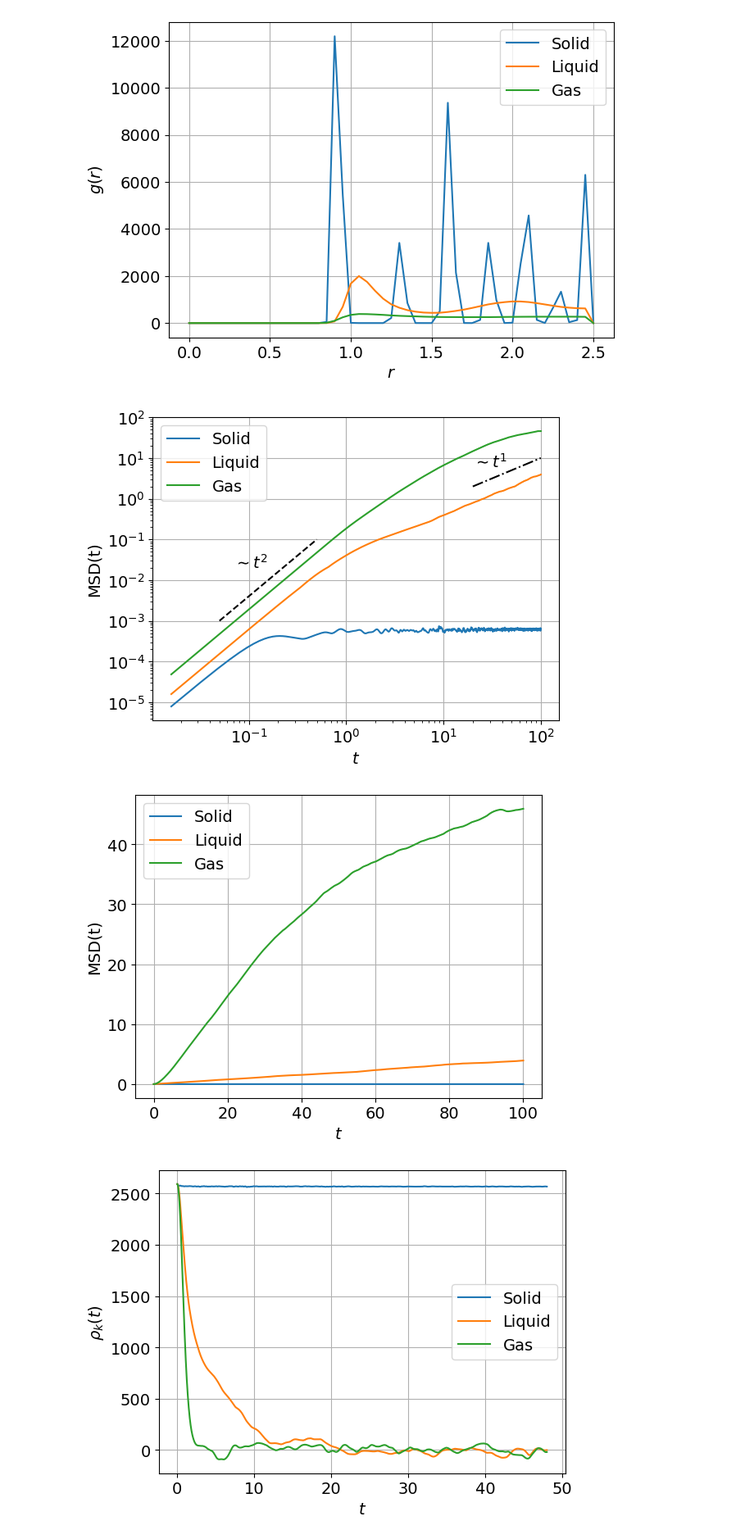
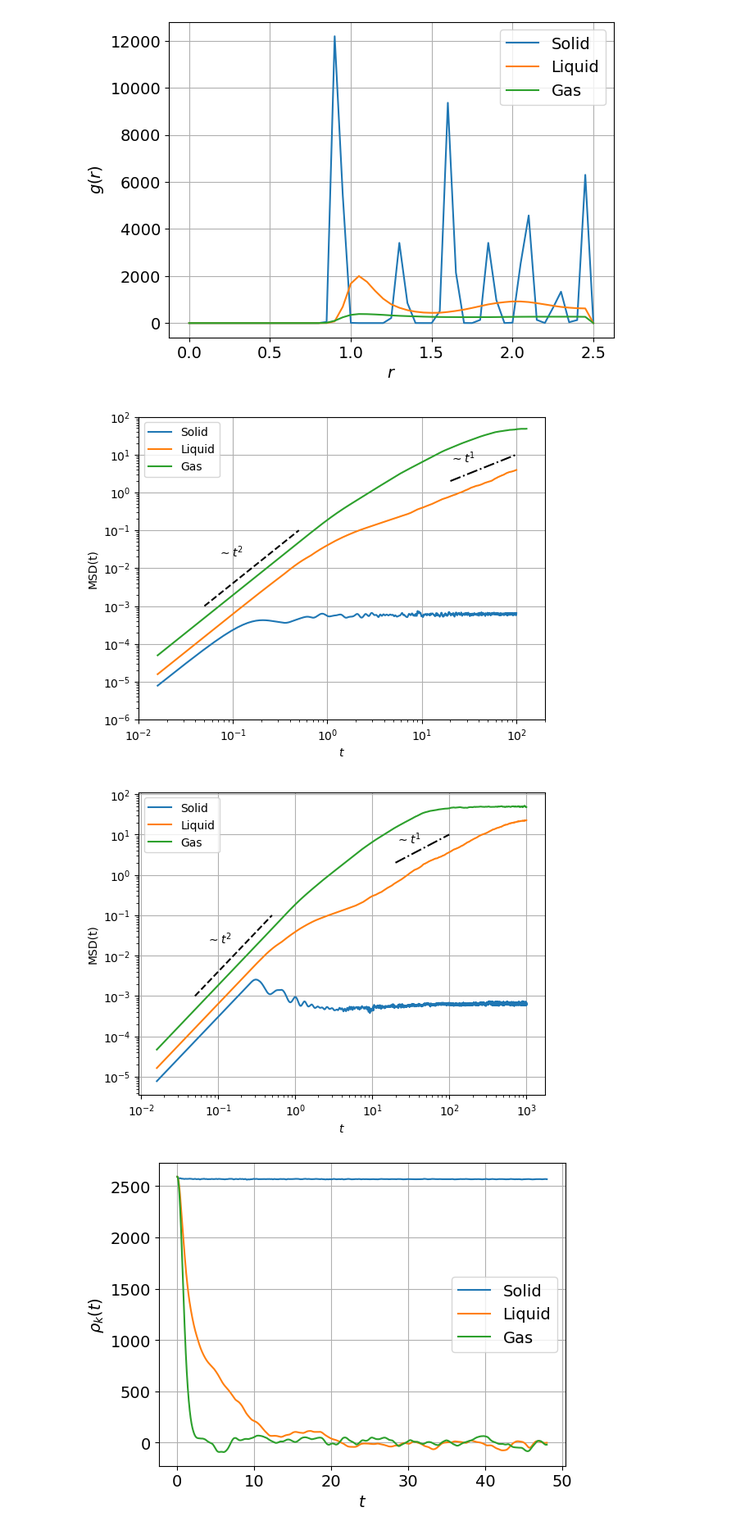
Before and after one commit to larstors/MCP, a Jupyter notebook: proj3/plot.ipynb, the cells around one changed output. Shown at 82% size. Cells and saved outputs as stored; diff of their text form; code cells hidden in the pictures.

```diff
--- a/proj3/plot.ipynb
+++ b/proj3/plot.ipynb
@@ -279,59 +279,78 @@ plt.savefig("g_r.pdf", dpi=200)
 # ax[1].grid()
 # %% [output]
 [figure]
+# %%
+m1 = np.genfromtxt("msd_e_05.txt", delimiter=" ")
+m2 = np.genfromtxt("msd_e_10.txt", delimiter=" ")
+m3 = np.genfromtxt("msd_e_30.txt", delimiter=" ")
+
+
+t = np.linspace(5e-2, .5, 100)
+t1 = np.linspace(20, 100, 100)
+
+
+def line(x, a, b):
+    return b*x**a
+
+
+f = plt.figure()
+
+plt.plot(m1[1:, 0], m1[1:, 1], label="Solid")
+plt.plot(m2[1:, 0], m2[1:, 1], label="Liquid")
+plt.plot(m3[1:8000, 0], m3[1:8000, 1], label="Gas")
+plt.annotate(r"$\sim t^2$", xy=[.07, .02], xytext=[.07, .02])
+plt.plot(t, line(t, 2, .4), "k--")
+plt.annotate(r"$\sim t^1$", xy=[20, 6], xytext=[20, 6])
+plt.plot(t1, line(t1, 1, .1), "k-.")
+
+plt.axis([1e-2, 2e2, 1e-6, 1e2])
+
+plt.xscale("log")
+plt.yscale("log")
+plt.xlabel(r"$t$")
+plt.ylabel("MSD(t)")
+plt.legend()
+plt.grid()
+
+plt.savefig("MSD.pdf", dpi=200)
+# %% [output]
+[figure, added]
 # %%
-m1 = np.genfromtxt("msd_e_05.txt", delimiter=" ")
-m2 = np.genfromtxt("msd_e_10.txt", delimiter=" ")
-m3 = np.genfromtxt("msd_e_30.txt", delimiter=" ")
+m1 = np.genfromtxt("msd_tab_e_05.txt", delimiter=" ")
+m2 = np.genfromtxt("msd_tab_e_10.txt", delimiter=" ")
+m3 = np.genfromtxt("msd_tab_e_30.txt", delimiter=" ")
 
 
 t = np.linspace(5e-2, .5, 100)
 t1 = np.linspace(20, 100, 100)
 
 
 def line(x, a, b):
     return b*x**a
 
 
 f = plt.figure()
 
 plt.plot(m1[1:, 0], m1[1:, 1], label="Solid")
 plt.plot(m2[1:, 0], m2[1:, 1], label="Liquid")
 plt.plot(m3[1:, 0], m3[1:, 1], label="Gas")
 plt.annotate(r"$\sim t^2$", xy=[.07, .02], xytext=[.07, .02])
 plt.plot(t, line(t, 2, .4), "k--")
 plt.annotate(r"$\sim t^1$", xy=[20, 6], xytext=[20, 6])
 plt.plot(t1, line(t1, 1, .1), "k-.")
 
 
 
 plt.xscale("log")
 plt.yscale("log")
 plt.xlabel(r"$t$")
 plt.ylabel("MSD(t)")
 plt.legend()
 plt.grid()
 
-#plt.savefig("MSD.pdf", dpi=200)
-
-f1 = plt.figure()
-
-plt.plot(m1[1:, 0], m1[1:, 1], label="Solid")
-plt.plot(m2[1:, 0], m2[1:, 1], label="Liquid")
-plt.plot(m3[1:, 0], m3[1:, 1], label="Gas")
-
-#plt.plot(t, line(t, 2, 2))
-
-
-#plt.xscale("log")
-#plt.yscale("log")
-plt.xlabel(r"$t$")
-plt.ylabel("MSD(t)")
-plt.legend()
-plt.grid()
+plt.savefig("MSD_tab.pdf", dpi=200)
 # %% [output]
-[figure, old version]
+[figure, new version]
-[figure, removed]
 # %%
 mf1 = np.genfromtxt("melting_factor_e_05.txt", delimiter=" ")
 mf2 = np.genfromtxt("melting_factor_e_10.txt", delimiter=" ")
```
Also changed, not shown: parts of 2 cells of this notebook, 3 other files.
